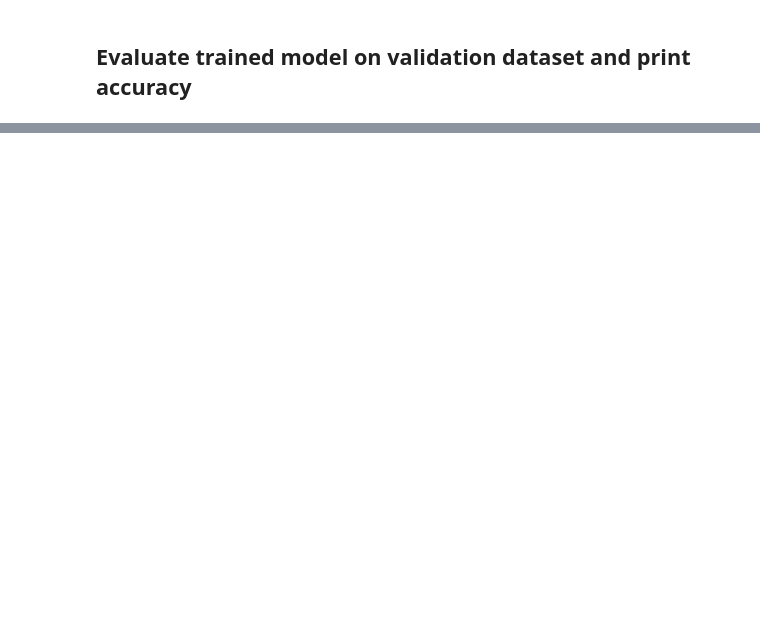
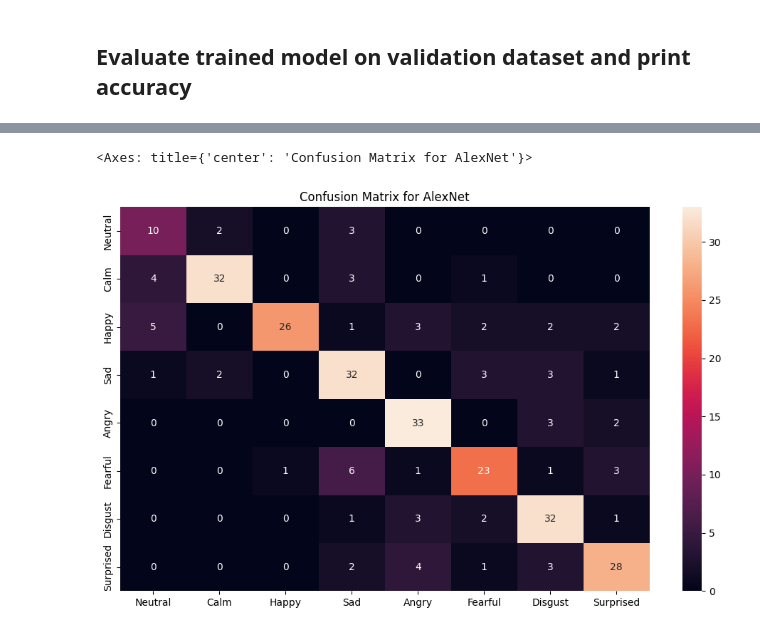
Before and after one commit to SammriddhGupta/COMP_9444, a Jupyter notebook: Sam_folder/Basic_AlexNet.ipynb, the cells around one changed output, grey strips where cells are left out. Cells and saved outputs as stored; diff of their text form; code cells hidden in the pictures; blank space fills up the shorter version.

Commit message:
updated AlexNet

```diff
--- a/Sam_folder/Basic_AlexNet.ipynb
+++ b/Sam_folder/Basic_AlexNet.ipynb
@@ -576,3 +588,10 @@ def inference (model, val_dl):
 
   acc = correct_prediction/total_prediction
   print(f'Accuracy: {acc:.2f}, Total items: {total_prediction}')
+# %%
+bestmodel = AlexNet()
+bestmodel.load_state_dict(torch.load('/content/Best_Alexnet_model.pth'))
+device = torch.device("cuda:0" if torch.cuda.is_available() else "cpu")
+bestmodel = bestmodel.to(device)
+# Check that it is on Cuda
+next(bestmodel.parameters()).device
@@ -583,0 +609,45 @@ Accuracy: 0.77, Total items: 288
+# %%
+y_pred = []
+y_true = []
+
+# iterate over test data
+
+for data in val_dl:
+    # Get the input features and target labels, and put them on the GPU
+    inputs, labels = data[0].to(device), data[1].to(device)
+
+    # Normalize the inputs
+    inputs_m, inputs_s = inputs.mean(), inputs.std()
+    inputs = (inputs - inputs_m) / inputs_s
+
+    # Get predictions
+    outputs = bestmodel(inputs)
+
+    # Get the predicted class with the highest score
+    _, prediction = torch.max(outputs,1)
+
+    final_pred_cpu = prediction.data.cpu().numpy()
+
+    ##Appending the final output data
+    y_pred.extend(final_pred_cpu)
+
+    labels = labels.data.cpu().numpy()
+
+    y_true.extend(labels) # Save Truth
+
+
+# constant for classes
+classes = ('Neutral', 'Calm', 'Happy', 'Sad', 'Angry',
+        'Fearful', 'Disgust', 'Surprised')
+
+#01 = neutral, 02 = calm, 03 = happy, 04 = sad, 05 = angry, 06 = fearful, 07 = disgust, 08 = surprised
+# Build confusion matrix
+cf_matrix = confusion_matrix(y_true, y_pred)
+df_cm = pd.DataFrame(cf_matrix, index = [i for i in classes],
+                     columns = [i for i in classes])
+plt.figure(figsize = (12,7))
+plt.title('Confusion Matrix for AlexNet')
+sn.heatmap(df_cm, annot=True)
+# %% [output]
+<Axes: title={'center': 'Confusion Matrix for AlexNet'}>
+[figure, added]
```
Also changed, not shown: parts of 8 cells of this notebook, 1 other file.
